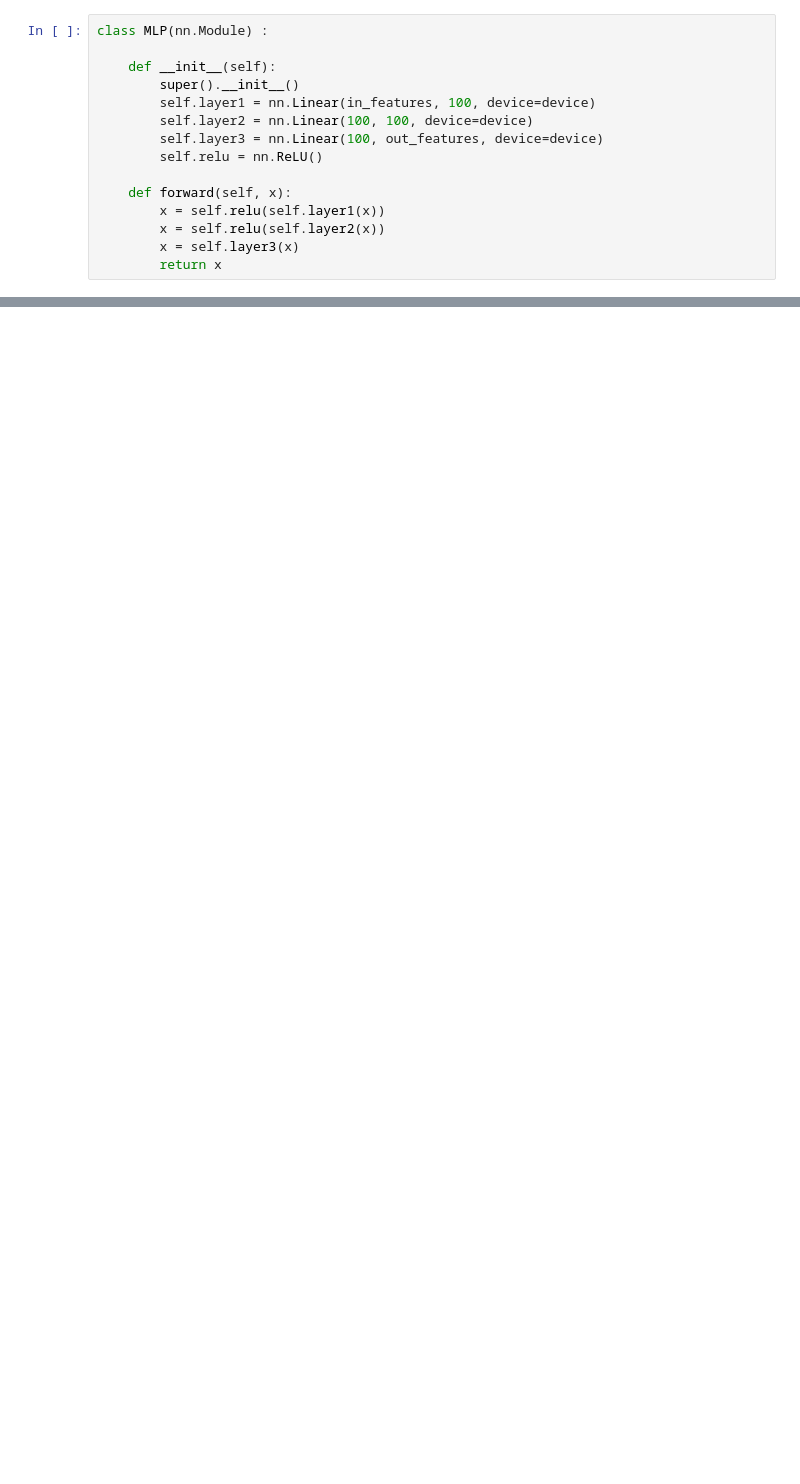
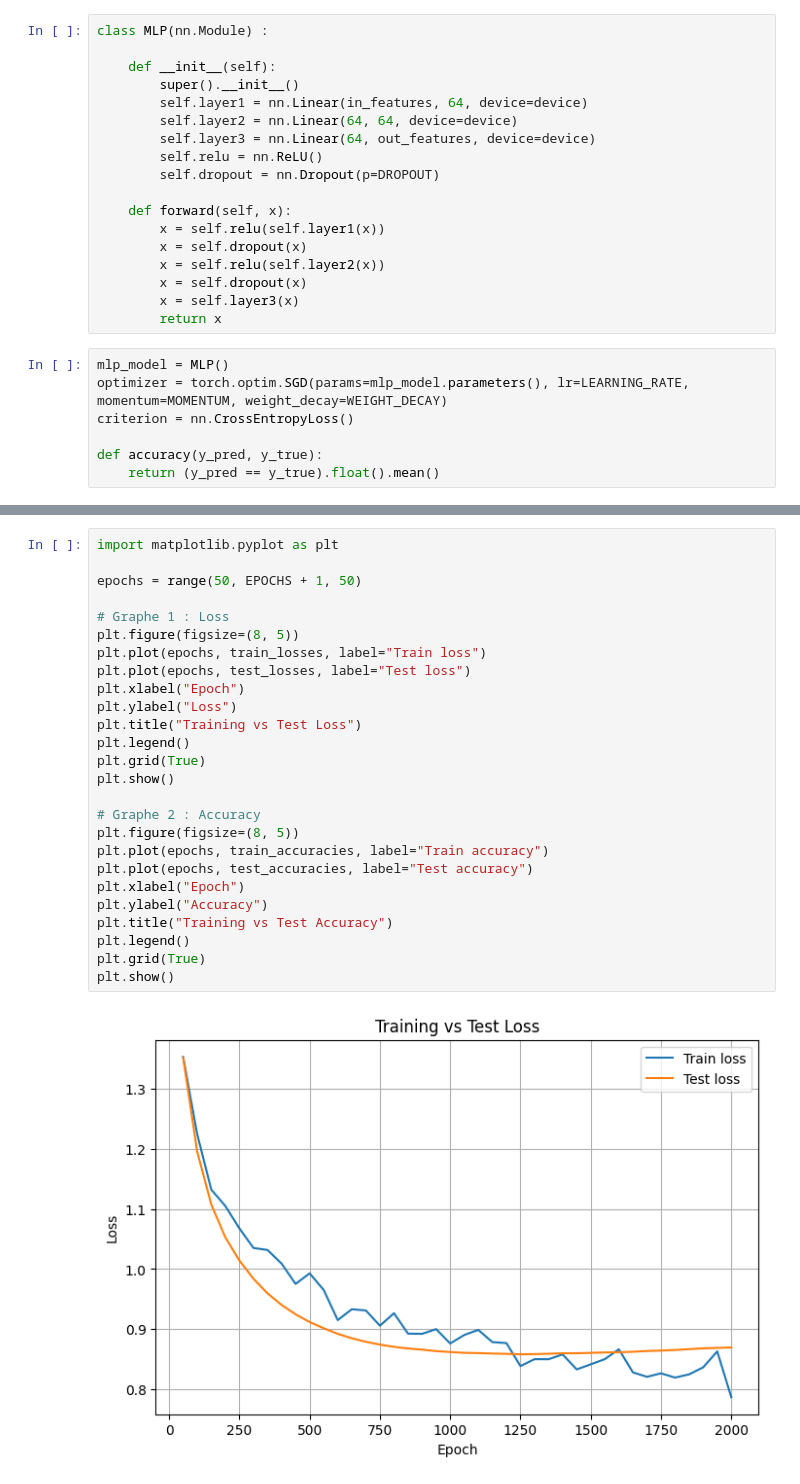
Before and after one commit to samy-bouchentouf/heart-disease-prediction, a Jupyter notebook: notebooks/training.ipynb, the cells around one changed output, grey strips where cells are left out. Cells and saved outputs as stored; diff of their text form; blank space fills up the shorter version.

Commit message:
first model

```diff
--- a/notebooks/training.ipynb
+++ b/notebooks/training.ipynb
@@ -31,13 +56,23 @@ class MLP(nn.Module) :
 
     def __init__(self):
         super().__init__()
-        self.layer1 = nn.Linear(in_features, 100, device=device)
-        self.layer2 = nn.Linear(100, 100, device=device)
-        self.layer3 = nn.Linear(100, out_features, device=device)
+        self.layer1 = nn.Linear(in_features, 64, device=device)
+        self.layer2 = nn.Linear(64, 64, device=device)
+        self.layer3 = nn.Linear(64, out_features, device=device)
         self.relu = nn.ReLU()
+        self.dropout = nn.Dropout(p=DROPOUT)
 
     def forward(self, x):
         x = self.relu(self.layer1(x))
+        x = self.dropout(x)
         x = self.relu(self.layer2(x))
+        x = self.dropout(x)
         x = self.layer3(x)
         return x
+# %%
+mlp_model = MLP()
+optimizer = torch.optim.SGD(params=mlp_model.parameters(), lr=LEARNING_RATE, momentum=MOMENTUM, weight_decay=WEIGHT_DECAY)
+criterion = nn.CrossEntropyLoss()
+
+def accuracy(y_pred, y_true):
+    return (y_pred == y_true).float().mean()
@@ -43,0 +150,28 @@ class MLP(nn.Module) :
+# %%
+import matplotlib.pyplot as plt
+
+epochs = range(50, EPOCHS + 1, 50)
+
+# Graphe 1 : Loss
+plt.figure(figsize=(8, 5))
+plt.plot(epochs, train_losses, label="Train loss")
+plt.plot(epochs, test_losses, label="Test loss")
+plt.xlabel("Epoch")
+plt.ylabel("Loss")
+plt.title("Training vs Test Loss")
+plt.legend()
+plt.grid(True)
+plt.show()
+
+# Graphe 2 : Accuracy
+plt.figure(figsize=(8, 5))
+plt.plot(epochs, train_accuracies, label="Train accuracy")
+plt.plot(epochs, test_accuracies, label="Test accuracy")
+plt.xlabel("Epoch")
+plt.ylabel("Accuracy")
+plt.title("Training vs Test Accuracy")
+plt.legend()
+plt.grid(True)
+plt.show()
+# %% [output]
+[figure, added]
```
Also changed, not shown: parts of 5 cells of this notebook.
